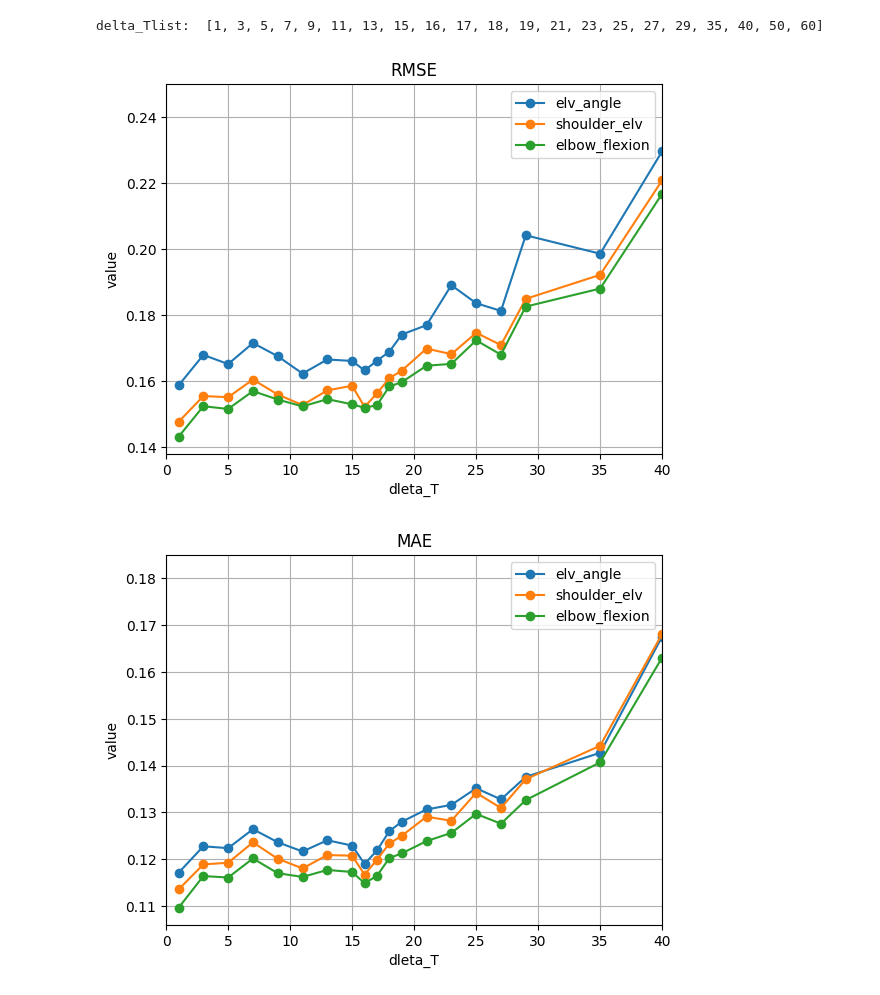
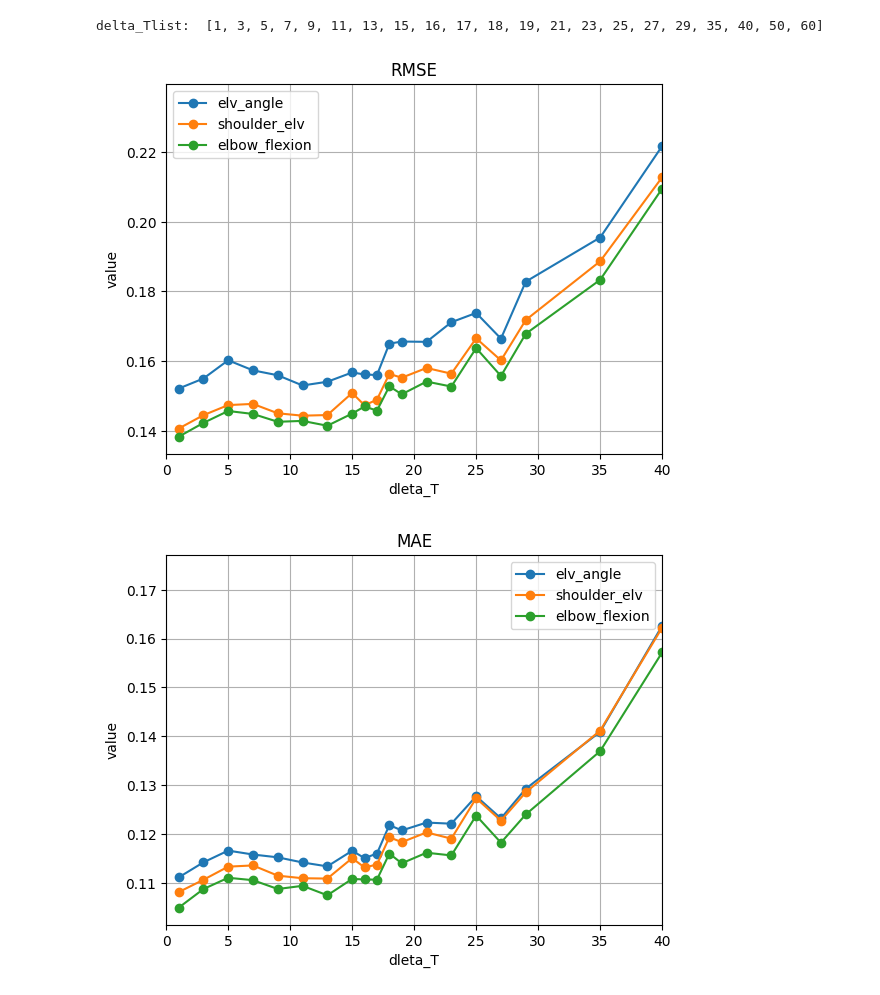
Before and after one commit to xiangkon/SATNet, a Jupyter notebook: dealMetrics.ipynb, the cells around one changed output. Cells and saved outputs as stored; diff of their text form; code cells hidden in the pictures.

```diff
--- a/dealMetrics.ipynb
+++ b/dealMetrics.ipynb
@@ -11,14 +578,14 @@ from utils.tools import make_dir
 from utils.tools import calMeans, plot_func
 
 
-WL_list = []
+CN_list = []
 
 # 自定义排序函数：提取倒数第二个数字
 def sort_key(folder_name):
     # 假设文件夹名称格式为 MJ_PCA_1_256，提取倒数第二个数字
     parts = folder_name.split('_')  # 按下划线分割
     if len(parts) >= 2 and parts[-2].isdigit():  # 确保倒数第二个部分是数字
-        WL_list.append(int(parts[-1]))
+        CN_list.append(int(parts[-1]))
         return int(parts[-1])  # 返回倒数第二个数字作为排序键
     else:
         return float('inf')  # 如果不符合格式，放在最后
@@ -40,8 +607,8 @@ for parent_folder in parent_folderL:
 mean_rmseL = []
 mean_maeL = []
 mean_r2L = []
-WL_list = sorted(set(WL_list))
-print("delta_Tlist: ", WL_list)
+CN_list = sorted(set(CN_list))
+print("delta_Tlist: ", CN_list)
 
 for i in range(len(sorted_subfolderL[0])):
     rmseL = []
@@ -74,8 +641,8 @@ mean_r2L = np.array(mean_r2L)
 
 
 
-plot_func(save_Dir, mean_rmseL, WL_list, "Window Length", "value", 0, None, "RMSE.png")
-plot_func(save_Dir, mean_maeL, WL_list, "Window Length", "value", 0, None, "MAE.png")
-plot_func(save_Dir, mean_r2L, WL_list, "Window Length", "value", 0, None, "R2.png")
+plot_func(save_Dir, mean_rmseL, CN_list, "Window Length", "value", 0, None, "RMSE.png")
+plot_func(save_Dir, mean_maeL, CN_list, "Window Length", "value", 0, None, "MAE.png")
+plot_func(save_Dir, mean_r2L, CN_list, "Window Length", "value", 0, None, "R2.png")
 # %% [output]
 delta_Tlist:  [32, 64, 96, 128, 160, 192, 224, 256, 288, 310, 352]
@@ -140,7 +721,7 @@ for i in range(len(sorted_subfolderL[0])):
     rmse = np.vstack(rmseL)
     mae = np.vstack(maeL)
     r2 = np.vstack(r2L)
-    rmse_m, mae_m, r2_m = calMeans(rmse, mae, r2, allFlag=False)
+    rmse_m, mae_m, r2_m = calMeans(rmse, mae, r2, allFlag=False, thor=4)
     mean_rmseL.append(rmse_m)
     mean_maeL.append(mae_m)
     mean_r2L.append(r2_m)
@@ -169,32 +750,32 @@ plt.savefig(png_path, dpi=300, bbox_inches='tight')
 
 
 plt.figure()
 png_path = os.path.join(save_Dir, "MAE.png")
 plt.plot(delta_Tlist, mean_maeL[:,0], marker='o', linestyle='-', label='elv_angle')  # 线条和点
 plt.plot(delta_Tlist, mean_maeL[:,1], marker='o', linestyle='-', label='shoulder_elv')  # 线条和点
 plt.plot(delta_Tlist, mean_maeL[:,2], marker='o', linestyle='-', label='elbow_flexion')  # 线条和点
 plt.xlabel("dleta_T")
 plt.ylabel("value")
 plt.title("MAE")
 plt.grid()
 plt.legend()
 plt.xlim(0, xright)
 plt.savefig(png_path, dpi=300, bbox_inches='tight')
 
 
 plt.figure()
 png_path = os.path.join(save_Dir, "R2.png")
 plt.plot(delta_Tlist, mean_r2L[:,0], marker='o', linestyle='-', label='elv_angle')  # 线条和点
 plt.plot(delta_Tlist, mean_r2L[:,1], marker='o', linestyle='-', label='shoulder_elv')  # 线条和点
 plt.plot(delta_Tlist, mean_r2L[:,2], marker='o', linestyle='-', label='elbow_flexion')  # 线条和点
 plt.xlabel("dleta_T")
 plt.ylabel("value")
 plt.title("R2")
 plt.grid()
 plt.legend()
 plt.xlim(0, xright)
 plt.savefig(png_path, dpi=300, bbox_inches='tight')
 # %% [output]
 delta_Tlist:  [1, 3, 5, 7, 9, 11, 13, 15, 16, 17, 18, 19, 21, 23, 25, 27, 29, 35, 40, 50, 60]
-[figure, old version]
+[figure, new version]
-[figure, old version]
+[figure, new version]
```
Also changed, not shown: parts of 19 cells of this notebook, 27 other files.
